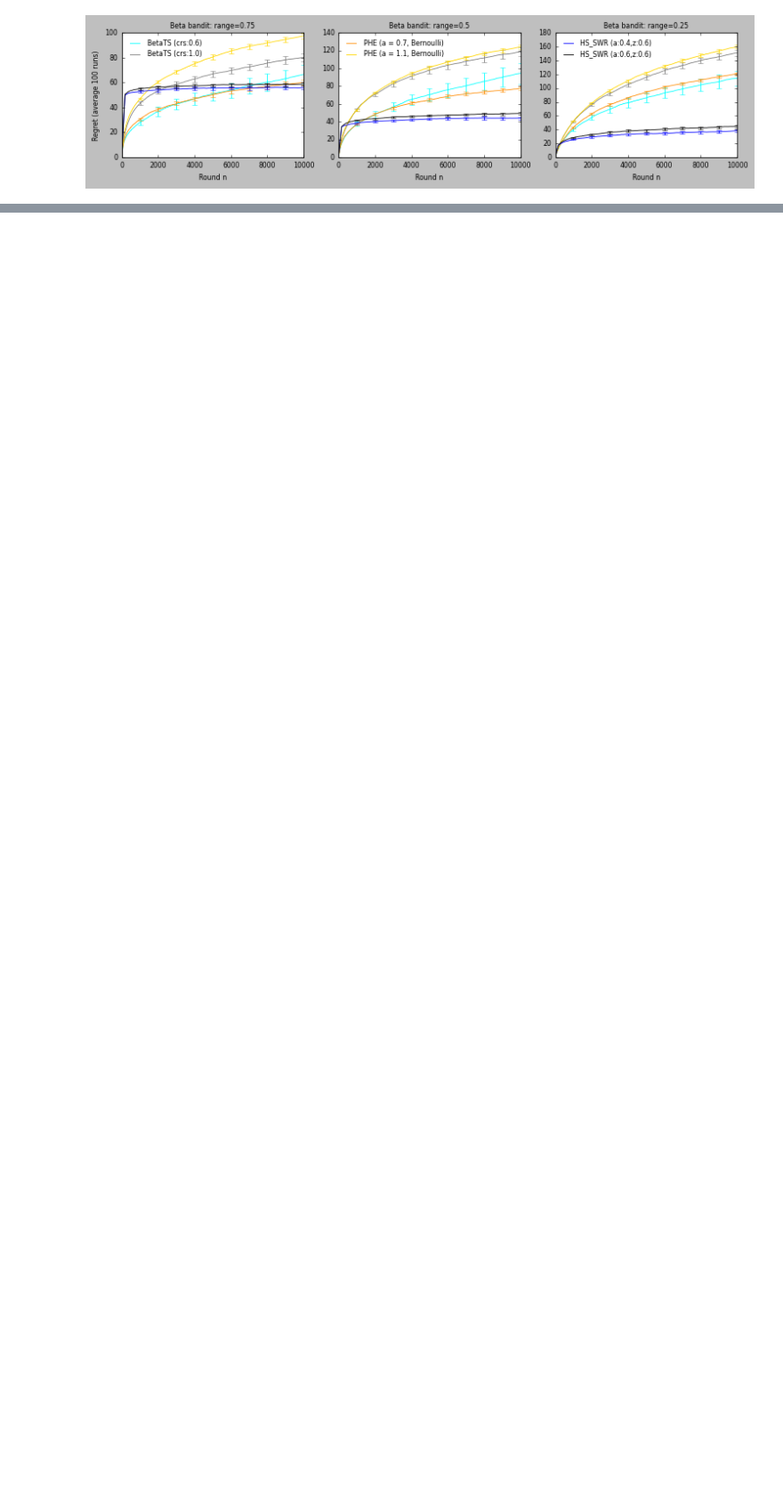
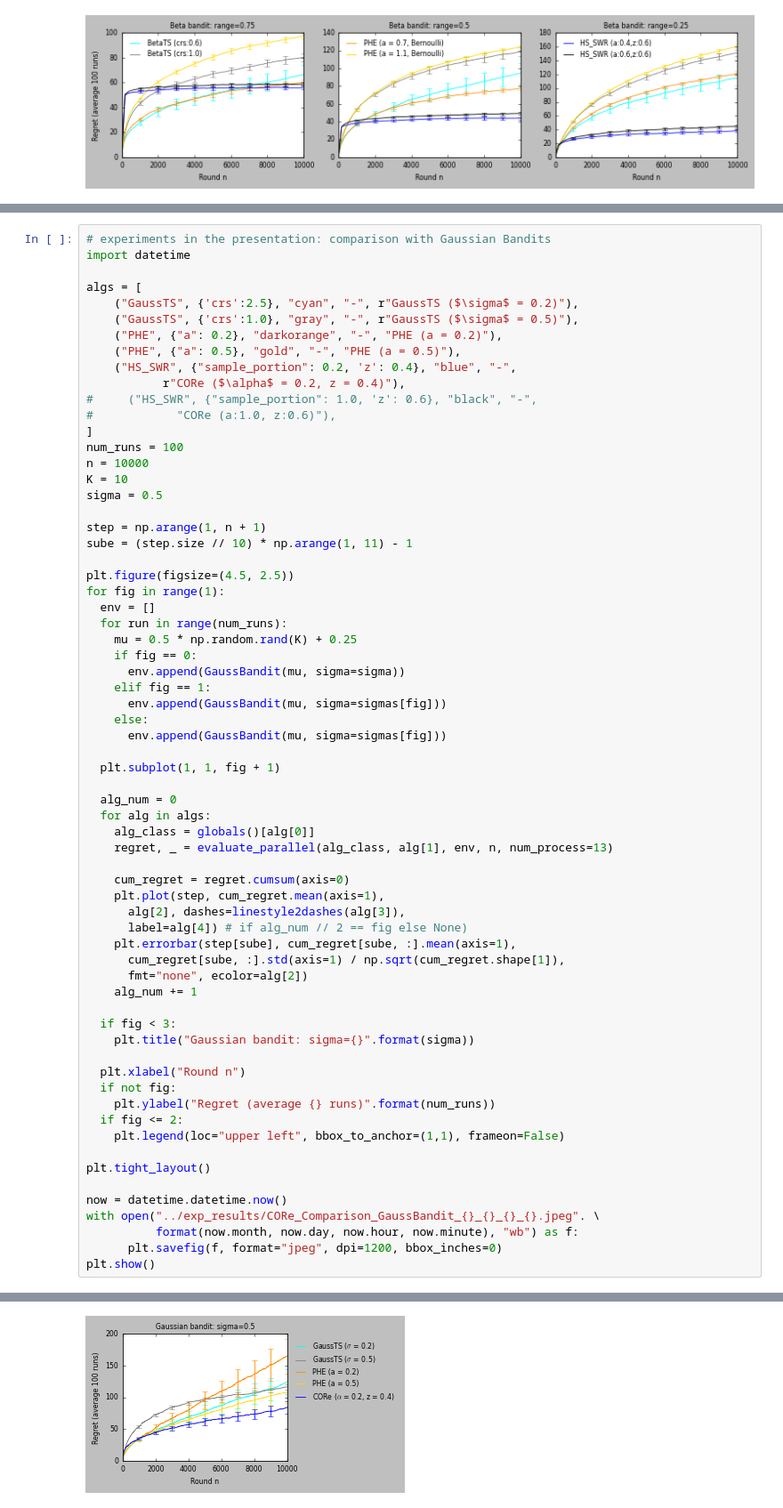
Before and after one commit to MyTHWN/Bandit-Randomization-Algorithms, a Jupyter notebook: notebooks/HSE_parallel.ipynb, the cells around one changed output, grey strips where cells are left out. Shown at 89% size. Saved outputs shown, nothing was run; the diff lists cells and outputs as text; blank space fills up the shorter version.

```diff
--- a/notebooks/HSE_parallel.ipynb
+++ b/notebooks/HSE_parallel.ipynb
@@ -426,3 +456,70 @@ Regret: 222.17 +/- 44.99 (median: 33.50, max: 912.00, min: 13.00)
 Evaluating HS-SampleWithReplacement.......................................... 39.5 seconds
 Regret: 165.79 +/- 5.14 (median: 163.00, max: 252.00, min: 85.00)
 [figure]
+# %%
+# experiments in the presentation: comparison with Gaussian Bandits
+import datetime
+
+algs = [
+    ("GaussTS", {'crs':2.5}, "cyan", "-", r"GaussTS ($\sigma$ = 0.2)"),
+    ("GaussTS", {'crs':1.0}, "gray", "-", r"GaussTS ($\sigma$ = 0.5)"),
+    ("PHE", {"a": 0.2}, "darkorange", "-", "PHE (a = 0.2)"),
+    ("PHE", {"a": 0.5}, "gold", "-", "PHE (a = 0.5)"),
+    ("HS_SWR", {"sample_portion": 0.2, 'z': 0.4}, "blue", "-",
+           r"CORe ($\alpha$ = 0.2, z = 0.4)"),
+#     ("HS_SWR", {"sample_portion": 1.0, 'z': 0.6}, "black", "-",
+#            "CORe (a:1.0, z:0.6)"),
+]
+num_runs = 100
+n = 10000
+K = 10
+sigma = 0.5
+
+step = np.arange(1, n + 1)
+sube = (step.size // 10) * np.arange(1, 11) - 1
+
+plt.figure(figsize=(4.5, 2.5))
+for fig in range(1):
+  env = []
+  for run in range(num_runs):
+    mu = 0.5 * np.random.rand(K) + 0.25
+    if fig == 0:
+      env.append(GaussBandit(mu, sigma=sigma))
+    elif fig == 1:
+      env.append(GaussBandit(mu, sigma=sigmas[fig]))
+    else:
+      env.append(GaussBandit(mu, sigma=sigmas[fig]))
+
+  plt.subplot(1, 1, fig + 1)
+
+  alg_num = 0
+  for alg in algs:
+    alg_class = globals()[alg[0]]
+    regret, _ = evaluate_parallel(alg_class, alg[1], env, n, num_process=13)
+
+    cum_regret = regret.cumsum(axis=0)
+    plt.plot(step, cum_regret.mean(axis=1),
+      alg[2], dashes=linestyle2dashes(alg[3]),
+      label=alg[4]) # if alg_num // 2 == fig else None)
+    plt.errorbar(step[sube], cum_regret[sube, :].mean(axis=1),
+      cum_regret[sube, :].std(axis=1) / np.sqrt(cum_regret.shape[1]),
+      fmt="none", ecolor=alg[2])
+    alg_num += 1
+
+  if fig < 3:
+    plt.title("Gaussian bandit: sigma={}".format(sigma))
+
+  plt.xlabel("Round n")
+  if not fig:
+    plt.ylabel("Regret (average {} runs)".format(num_runs))
+  if fig <= 2:
+    plt.legend(loc="upper left", bbox_to_anchor=(1,1), frameon=False)
+
+plt.tight_layout()
+
+now = datetime.datetime.now()
+with open("../exp_results/CORe_Comparison_GaussBandit_{}_{}_{}_{}.jpeg". \
+          format(now.month, now.day, now.hour, now.minute), "wb") as f:
+      plt.savefig(f, format="jpeg", dpi=1200, bbox_inches=0)
+plt.show()
+# %% [output]
@@ -428,0 +536 @@ Regret: 165.79 +/- 5.14 (median: 163.00, max: 252.00, min: 85.00)
+[figure, added]
```
Also changed, not shown: parts of 4 cells of this notebook, 6 other files.
